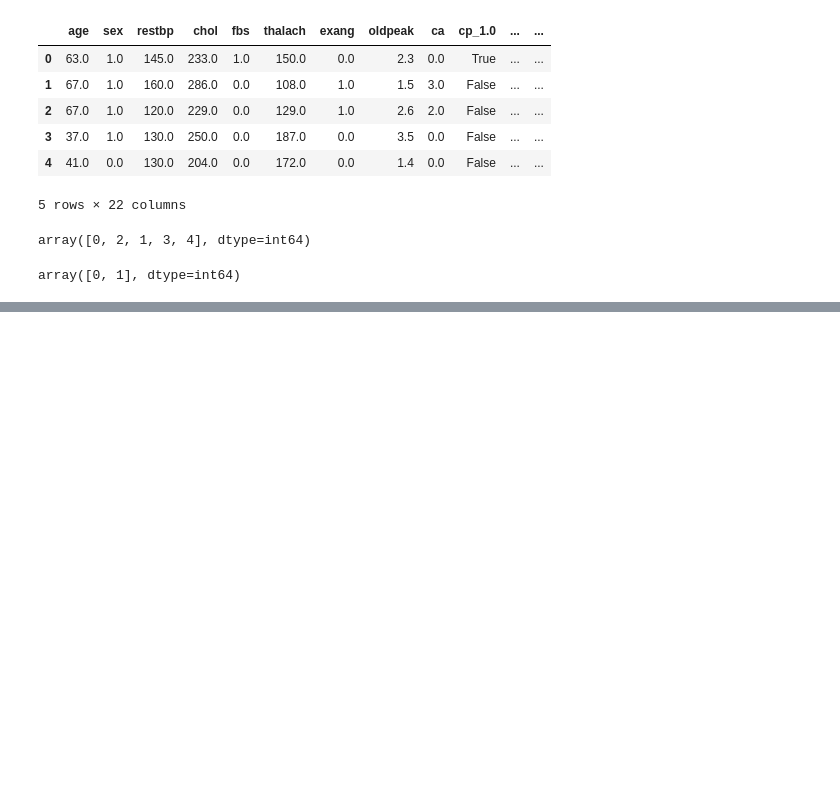
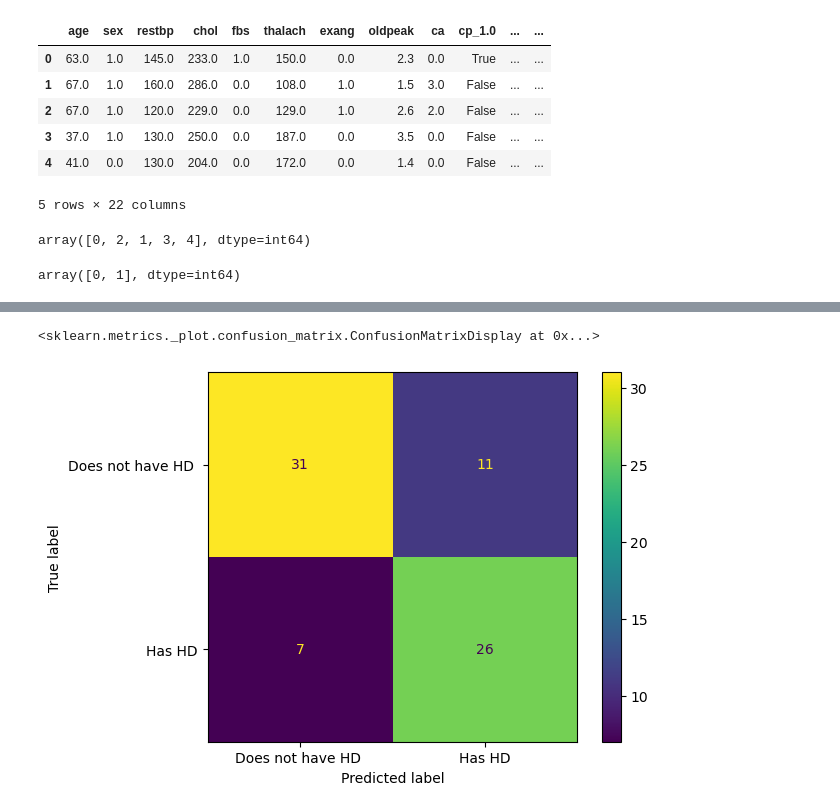
Before and after one commit to varshhhy7/pure-decision-trees, a Jupyter notebook: Classification_tree.ipynb, the cells around one changed output, grey strips where cells are left out. Saved outputs shown, nothing was run; the diff lists cells and outputs as text; code cells hidden in the pictures; blank space fills up the shorter version.

```diff
--- a/Classification_tree.ipynb
+++ b/Classification_tree.ipynb
@@ -168,0 +182,8 @@ array([0, 1], dtype=int64)
+# %%
+ConfusionMatrixDisplay.from_estimator(clf_dt,
+                                      X_test,
+                                      y_test,
+                                      display_labels=["Does not have HD " , "Has HD"])
+# %% [output]
+<sklearn.metrics._plot.confusion_matrix.ConfusionMatrixDisplay at 0x...>
+[figure, added]
```
Also changed, not shown: parts of 2 cells of this notebook.
